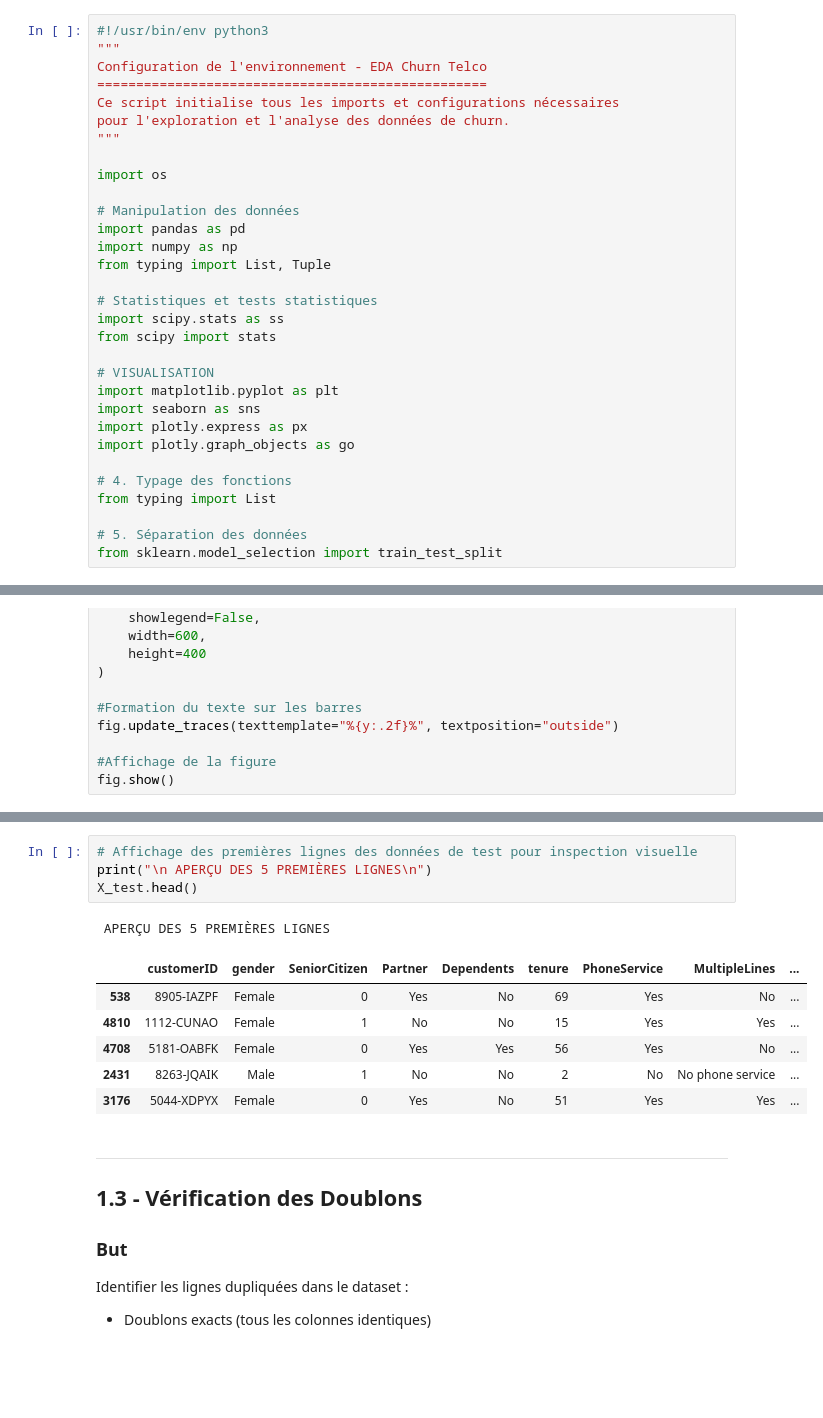
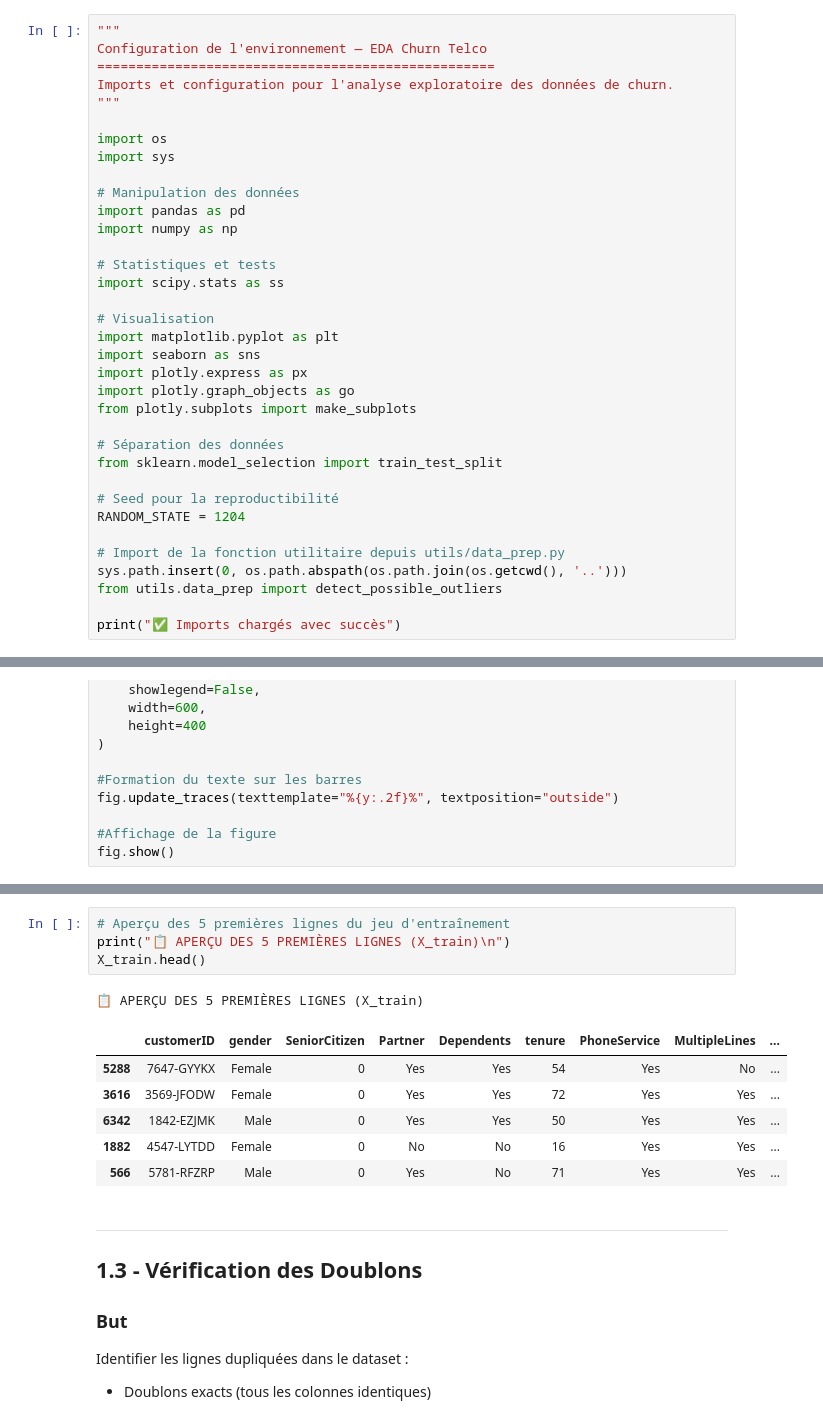
Before and after one commit to Dylan-Jbt/Scoring_de_churn_client, a Jupyter notebook: notebooks/01_exploration_des_donnees.ipynb, the cells around one changed output, grey strips where cells are left out. Drawn from its saved outputs; the diff is of its cells as text; blank space fills up the shorter version.

```diff
--- a/notebooks/01_exploration_des_donnees.ipynb
+++ b/notebooks/01_exploration_des_donnees.ipynb
@@ -33,31 +36,35 @@ TelcoWave souhaite **anticiper les départs de clients** (churn) pour déployer
 # %%
-#!/usr/bin/env python3
 """
-Configuration de l'environnement - EDA Churn Telco
-==================================================
-Ce script initialise tous les imports et configurations nécessaires
-pour l'exploration et l'analyse des données de churn.
+Configuration de l'environnement — EDA Churn Telco
+===================================================
+Imports et configuration pour l'analyse exploratoire des données de churn.
 """
 
 import os
+import sys
 
 # Manipulation des données
 import pandas as pd
 import numpy as np
-from typing import List, Tuple
 
-# Statistiques et tests statistiques
+# Statistiques et tests
 import scipy.stats as ss
-from scipy import stats
 
-# VISUALISATION
+# Visualisation
 import matplotlib.pyplot as plt
 import seaborn as sns
 import plotly.express as px
 import plotly.graph_objects as go
+from plotly.subplots import make_subplots
 
-# 4. Typage des fonctions
-from typing import List
+# Séparation des données
+from sklearn.model_selection import train_test_split
 
-# 5. Séparation des données
-from sklearn.model_selection import train_test_split
+# Seed pour la reproductibilité
+RANDOM_STATE = 1204
+
+# Import de la fonction utilitaire depuis utils/data_prep.py
+sys.path.insert(0, os.path.abspath(os.path.join(os.getcwd(), '..')))
+from utils.data_prep import detect_possible_outliers
+
+print("✅ Imports chargés avec succès")
@@ -225,15 +271,15 @@ for col in num_cols:
 # %%
-# Affichage des premières lignes des données de test pour inspection visuelle
-print("\n APERÇU DES 5 PREMIÈRES LIGNES\n")
-X_test.head()
+# Aperçu des 5 premières lignes du jeu d'entraînement
+print("📋 APERÇU DES 5 PREMIÈRES LIGNES (X_train)\n")
+X_train.head()
 # %% [output]
- APERÇU DES 5 PREMIÈRES LIGNES
+📋 APERÇU DES 5 PREMIÈRES LIGNES (X_train)
 |  | customerID | gender | SeniorCitizen | Partner | Dependents | tenure | PhoneService | MultipleLines | ... |
-| 538 | 8905-IAZPF | Female | 0 | Yes | No | 69 | Yes | No | ... |
-| 4810 | 1112-CUNAO | Female | 1 | No | No | 15 | Yes | Yes | ... |
-| 4708 | 5181-OABFK | Female | 0 | Yes | Yes | 56 | Yes | No | ... |
-| 2431 | 8263-JQAIK | Male | 1 | No | No | 2 | No | No phone service | ... |
-| 3176 | 5044-XDPYX | Female | 0 | Yes | No | 51 | Yes | Yes | ... |
+| 5288 | 7647-GYYKX | Female | 0 | Yes | Yes | 54 | Yes | No | ... |
+| 3616 | 3569-JFODW | Female | 0 | Yes | Yes | 72 | Yes | Yes | ... |
+| 6342 | 1842-EZJMK | Male | 0 | Yes | Yes | 50 | Yes | Yes | ... |
+| 1882 | 4547-LYTDD | Female | 0 | No | No | 16 | Yes | Yes | ... |
+| 566 | 5781-RFZRP | Male | 0 | Yes | No | 71 | Yes | Yes | ... |
 # %% [markdown]
 ---
 
```
Also changed, not shown: parts of 41 cells of this notebook, 6 other files.
